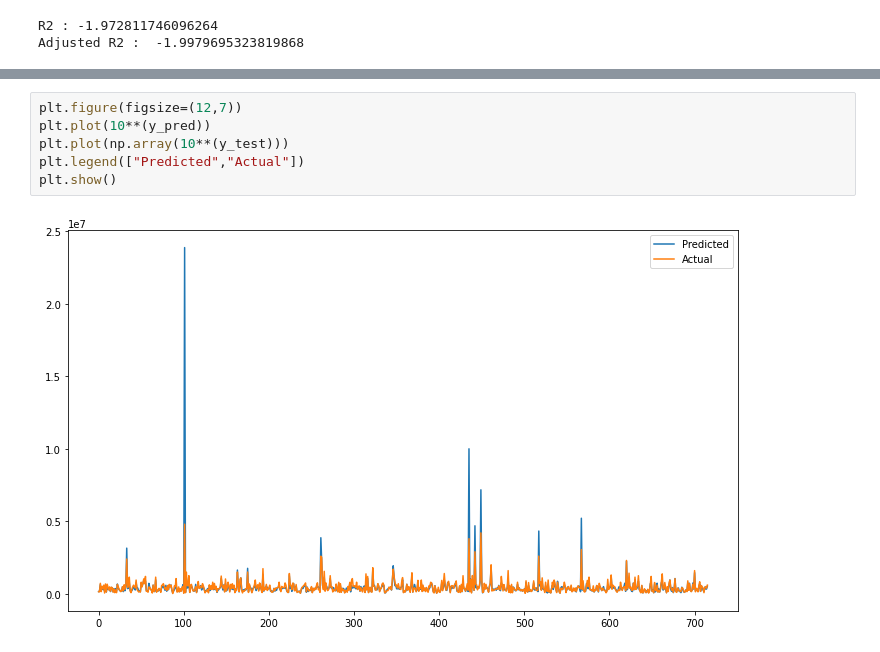
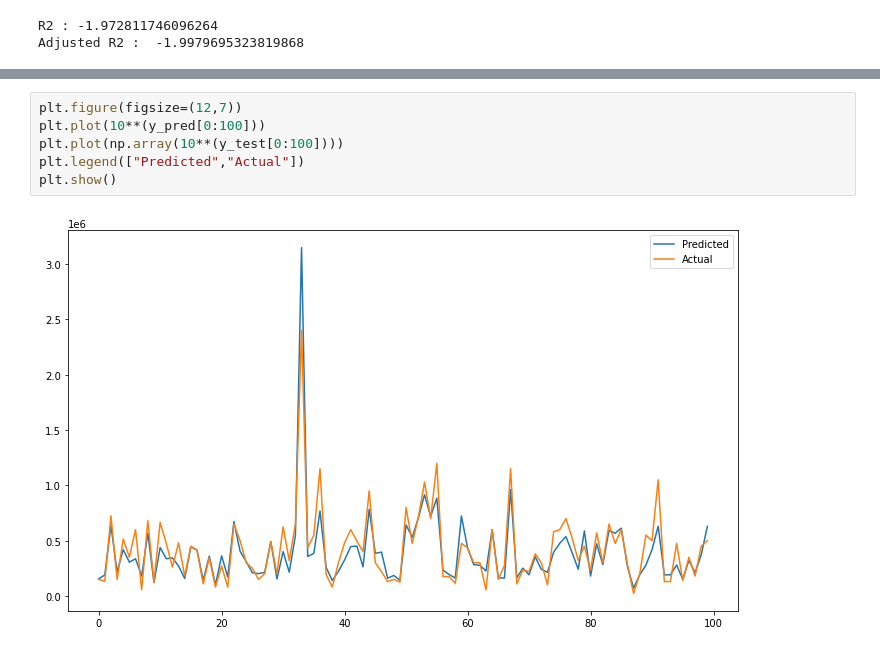
Before and after one commit to ajinkyajumde/Linear_Regression, a Jupyter notebook: Copy_of_Self_Project_Linear_Regression_(Car_Dekho).ipynb, the cells around one changed output, grey strips where cells are left out. Drawn from its saved outputs; the diff is of its cells as text.

```diff
--- a/Copy_of_Self_Project_Linear_Regression_(Car_Dekho).ipynb
+++ b/Copy_of_Self_Project_Linear_Regression_(Car_Dekho).ipynb
@@ -478,8 +481,8 @@ Adjusted R2 :  -1.9979695323819868
 # %%
 plt.figure(figsize=(12,7))
-plt.plot(10**(y_pred))
-plt.plot(np.array(10**(y_test)))
+plt.plot(10**(y_pred[0:100]))
+plt.plot(np.array(10**(y_test[0:100])))
 plt.legend(["Predicted","Actual"])
 plt.show()
 # %% [output]
-[figure, old version]
+[figure, new version]
```
Also changed, not shown: parts of 2 cells of this notebook.
